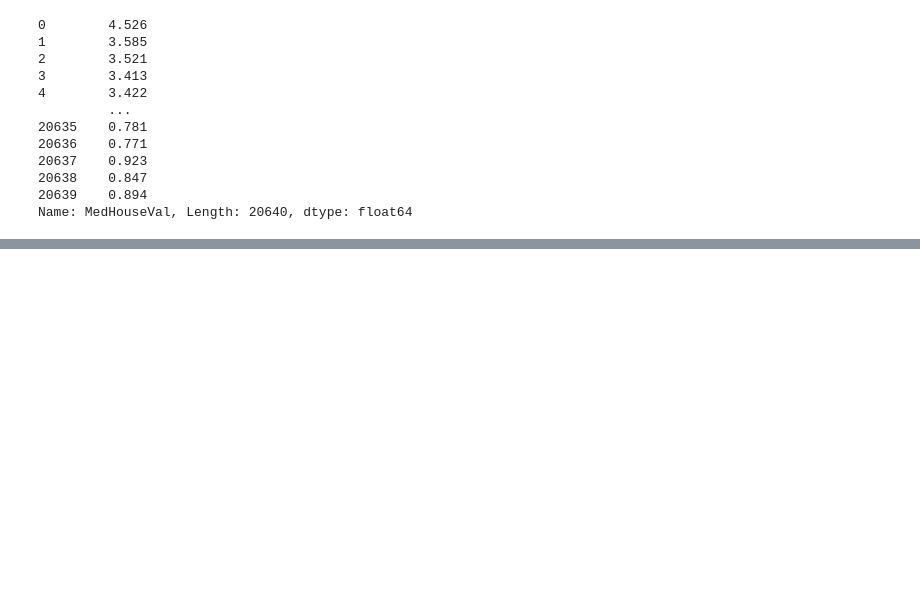
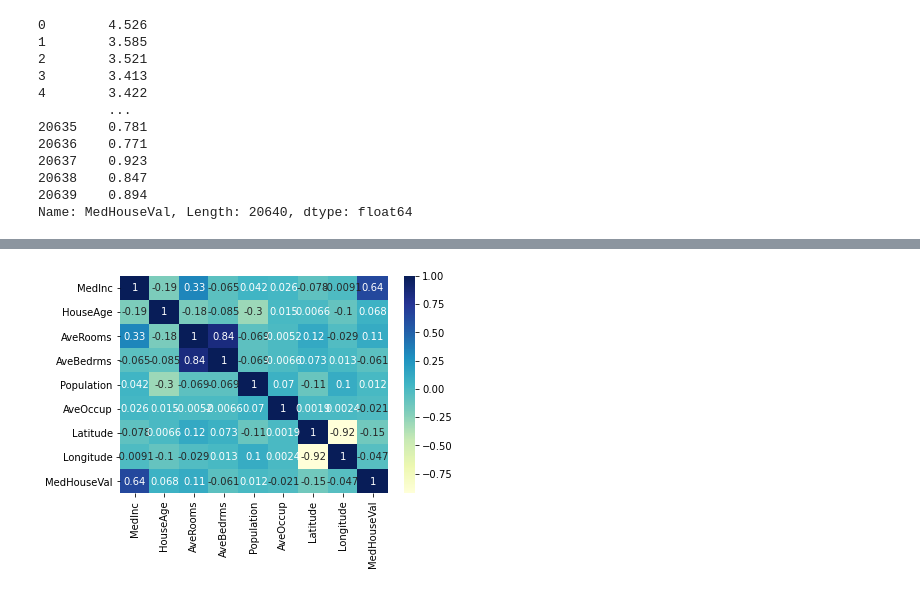
Before and after one commit to sergeimoiseev/neuro, a Jupyter notebook: feml-11-hw-05-eda-vars/task5.ipynb, the cells around one changed output, grey strips where cells are left out. Saved outputs shown, nothing was run; the diff lists cells and outputs as text; code cells hidden in the pictures; blank space fills up the shorter version.

```diff
--- a/feml-11-hw-05-eda-vars/task5.ipynb
+++ b/feml-11-hw-05-eda-vars/task5.ipynb
@@ -92,0 +116,2 @@ r2_score(predictions, y_test)))
+# %%
+df1 = df.loc[df.MedHouseVal<5.00001]
@@ -92,0 +121,10 @@ r2_score(predictions, y_test)))
+# %%
+# from https://www.geeksforgeeks.org/how-to-create-a-seaborn-correlation-heatmap-in-python/
+import matplotlib.pyplot as mp
+# print(df1.corr())
+# plotting correlation heatmap
+dataplot = sns.heatmap(df1.corr(), cmap="YlGnBu", annot=True)
+# displaying heatmap
+mp.show()
+# %% [output]
+[figure, added]
```
Also changed, not shown: parts of 18 cells of this notebook, 1 other file.
